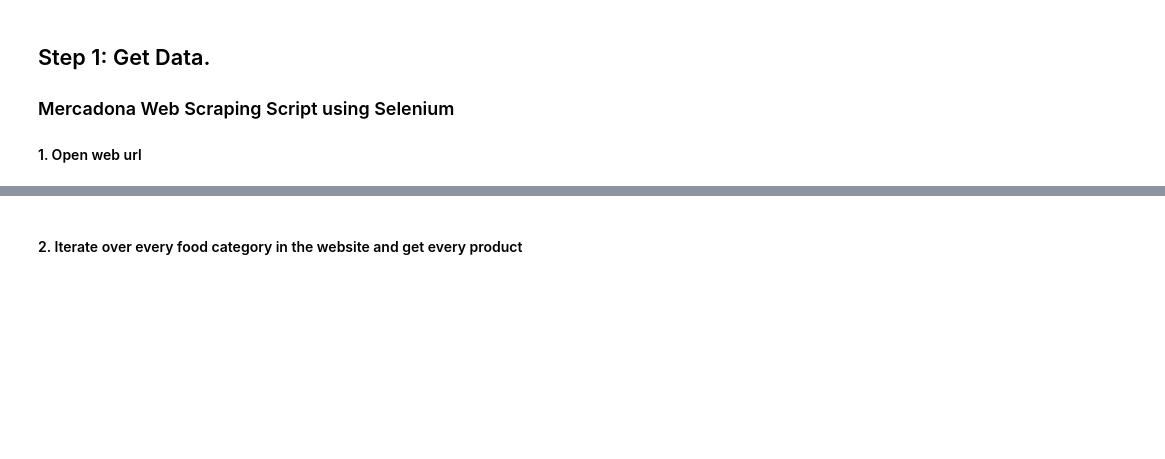
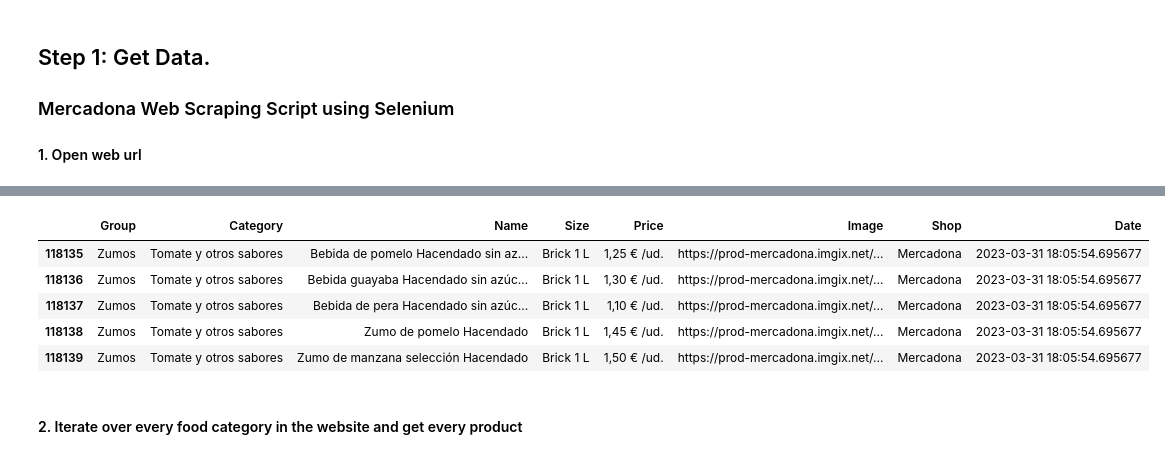
Before and after one commit to IgnacioGB1990/Grocery-Chains, a Jupyter notebook: src/mercadonaWScrap.ipynb, the cells around one changed output, grey strips where cells are left out. Drawn from its saved outputs; the diff is of its cells as text; code cells hidden in the pictures; blank space fills up the shorter version.

```diff
--- a/src/mercadonaWScrap.ipynb
+++ b/src/mercadonaWScrap.ipynb
@@ -162,0 +153,6 @@ df_mercadona
+# %%
+df_mercadona.to_csv("./data/mercadona.csv", mode='a', index=False, header=False)
+mercadona = pd.read_csv("./data/mercadona.csv")
+print("Appended",today)
+mercadona.tail()
+# %% [output]
@@ -163,3 +160,9 @@ df_mercadona
+|  | Group | Category | Name | Size | Price | Image | Shop | Date |
+| 118135 | Zumos | Tomate y otros sabores | Bebida de pomelo Hacendado sin az... | Brick 1 L | 1,25 € /ud. | https://prod-mercadona.imgix.net/... | Mercadona | 2023-03-31 18:05:54.695677 |
+| 118136 | Zumos | Tomate y otros sabores | Bebida guayaba Hacendado sin azúc... | Brick 1 L | 1,30 € /ud. | https://prod-mercadona.imgix.net/... | Mercadona | 2023-03-31 18:05:54.695677 |
+| 118137 | Zumos | Tomate y otros sabores | Bebida de pera Hacendado sin azúc... | Brick 1 L | 1,10 € /ud. | https://prod-mercadona.imgix.net/... | Mercadona | 2023-03-31 18:05:54.695677 |
+| 118138 | Zumos | Tomate y otros sabores | Zumo de pomelo Hacendado | Brick 1 L | 1,45 € /ud. | https://prod-mercadona.imgix.net/... | Mercadona | 2023-03-31 18:05:54.695677 |
+| 118139 | Zumos | Tomate y otros sabores | Zumo de manzana selección Hacendado | Brick 1 L | 1,50 € /ud. | https://prod-mercadona.imgix.net/... | Mercadona | 2023-03-31 18:05:54.695677 |
 # %% [markdown]
 #### 2. Iterate over every food category  in the website and get every product
 # %%
```
Also changed, not shown: parts of 4 cells of this notebook, 1 other file.
